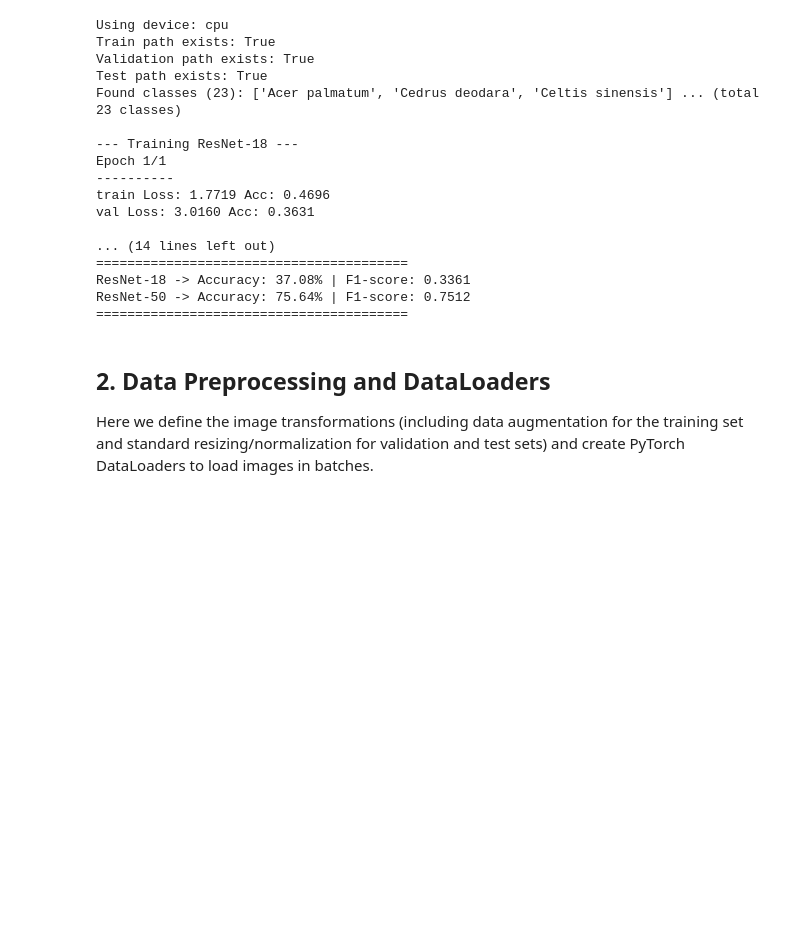
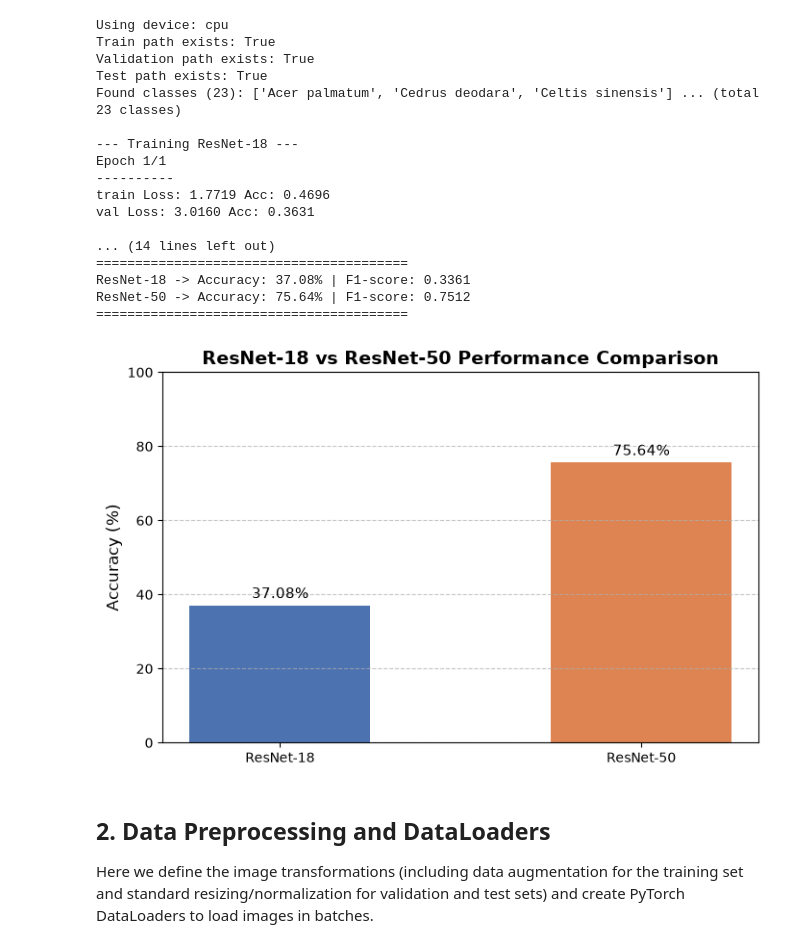
Before and after one commit to negarvafa/Project-Work-Neural-Networks-Autumn-202, a Jupyter notebook: mikko_tree_project.ipynb, the cells around one changed output. Cells and saved outputs as stored; diff of their text form; code cells hidden in the pictures; blank space fills up the shorter version.

```diff
--- a/mikko_tree_project.ipynb
+++ b/mikko_tree_project.ipynb
@@ -237,6 +237,29 @@ val Loss: 3.0160 Acc: 0.3631
 ResNet-18 -> Accuracy: 37.08% | F1-score: 0.3361
 ResNet-50 -> Accuracy: 75.64% | F1-score: 0.7512
 ========================================
+# %%
+import matplotlib.pyplot as plt
+
+# Tulosteesta poimitut tarkkuusprosentit
+model_names = ['ResNet-18', 'ResNet-50']
+accuracies = [37.08, 75.64]
+
+plt.figure(figsize=(8, 5))
+bars = plt.bar(model_names, accuracies, color=['#4C72B0', '#DD8452'], width=0.5)
+
+plt.ylabel('Accuracy (%)', fontsize=12)
+plt.title('ResNet-18 vs ResNet-50 Performance Comparison', fontsize=14, fontweight='bold')
+plt.ylim(0, 100)
+
+# Näytetään tarkkuusprosentti pylvään päällä
+for bar in bars:
+    yval = bar.get_height()
+    plt.text(bar.get_x() + bar.get_width()/2.0, yval + 1, f'{yval:.2f}%', ha='center', va='bottom', fontsize=11)
+
+plt.grid(axis='y', linestyle='--', alpha=0.7)
+plt.show()
+# %% [output]
+[figure, added]
 # %% [markdown]
 ## 2. Data Preprocessing and DataLoaders
 
```
